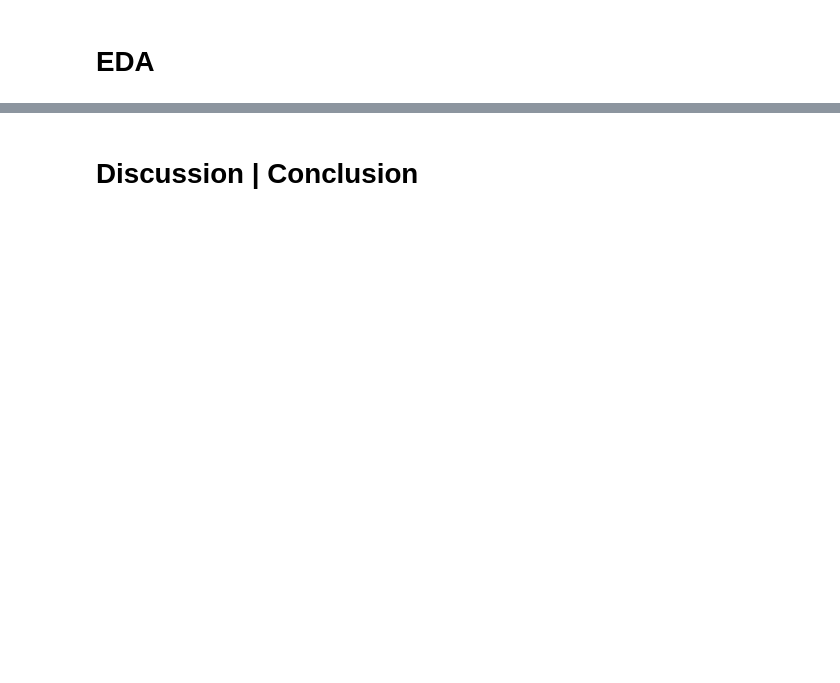
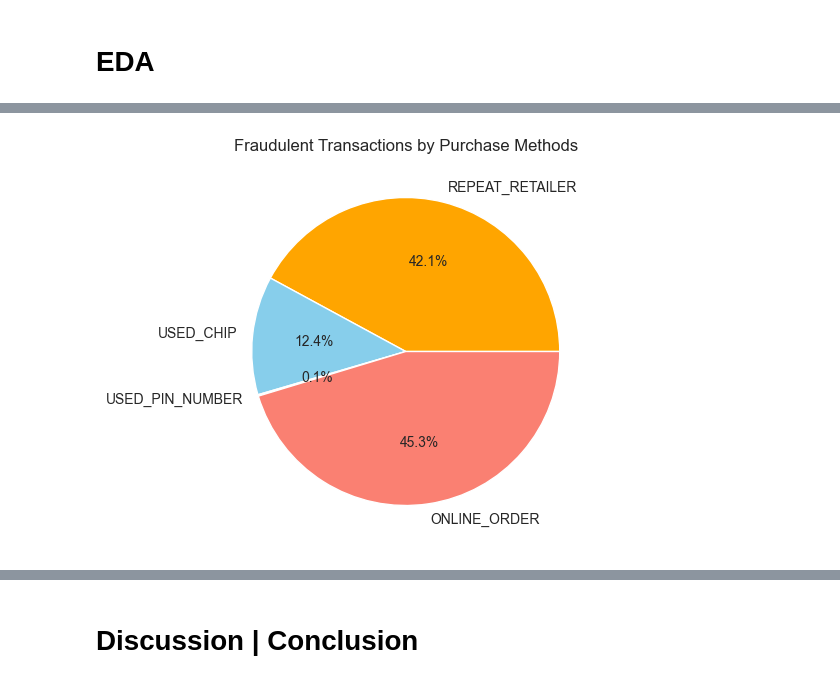
Before and after one commit to teslanando/AAI510_ML_Final_Project, a Jupyter notebook: Final Project Section2-Team 6.ipynb, the cells around one changed output, grey strips where cells are left out. Drawn from its saved outputs; the diff is of its cells as text; code cells hidden in the pictures; blank space fills up the shorter version.

```diff
--- a/Final Project Section2-Team 6.ipynb
+++ b/Final Project Section2-Team 6.ipynb
@@ -10,0 +225,19 @@
+# %%
+# Pie Diagram of Fraudulent Transactions Percentage by Purchased Methods
+purchase_methods = ['REPEAT_RETAILER', 'USED_CHIP', 'USED_PIN_NUMBER', 'ONLINE_ORDER']
+
+# Plotting the count of fraudulent transactions for each purchase method using a pie chart
+plt.figure(figsize=(5, 5))
+
+# Iterate through each purchase method and calculate the count of fraudulent transactions
+fraudulent_counts = [subset_data[subset_data[method] == 1]['FRAUD'].sum() for method in purchase_methods]
+
+# Plot the pie chart
+plt.pie(fraudulent_counts, labels=purchase_methods, autopct='%1.1f%%', colors=['orange', 'skyblue', 'lightgreen', 'salmon'])
+
+# Set title
+plt.title('Fraudulent Transactions by Purchase Methods')
+
+plt.show()
+# %% [output]
+[figure, added]
```
Also changed, not shown: parts of 40 cells of this notebook, 1 other file.
